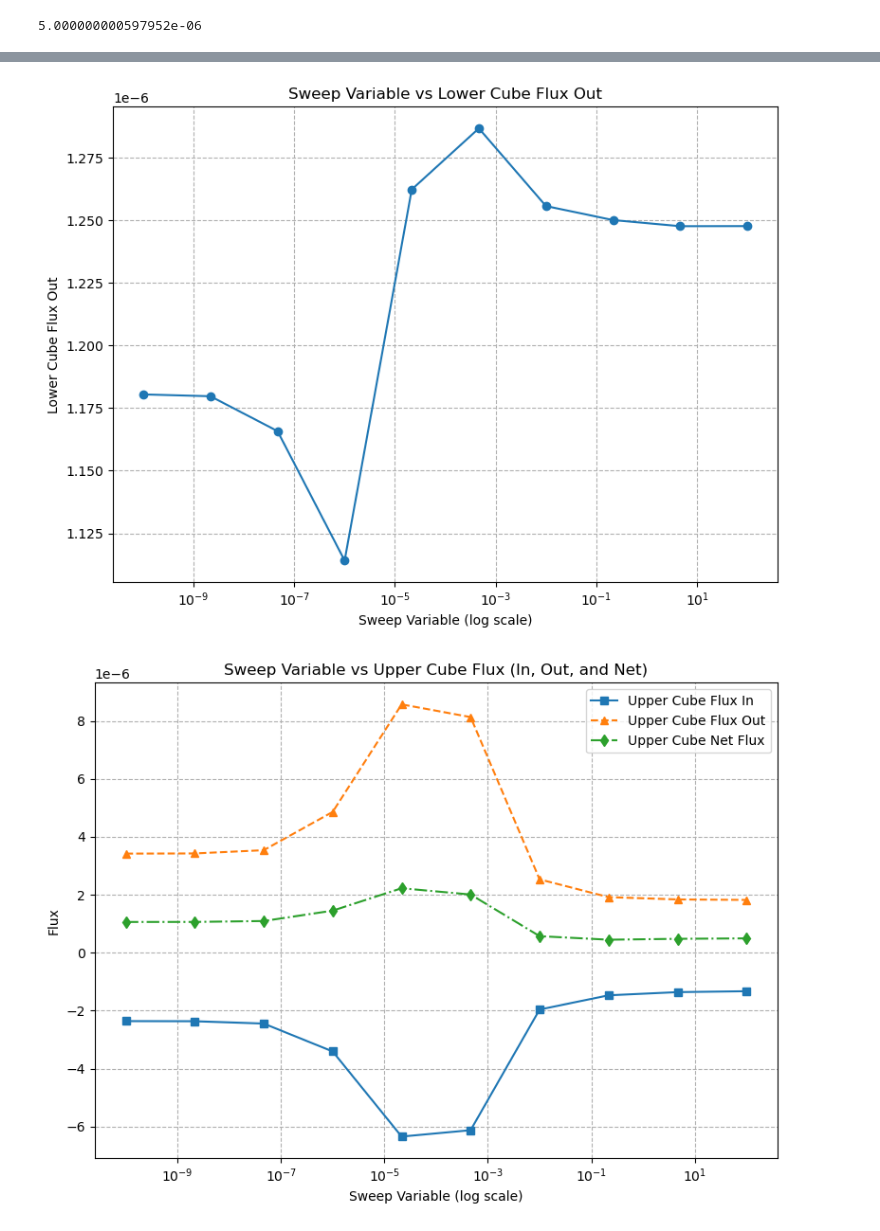
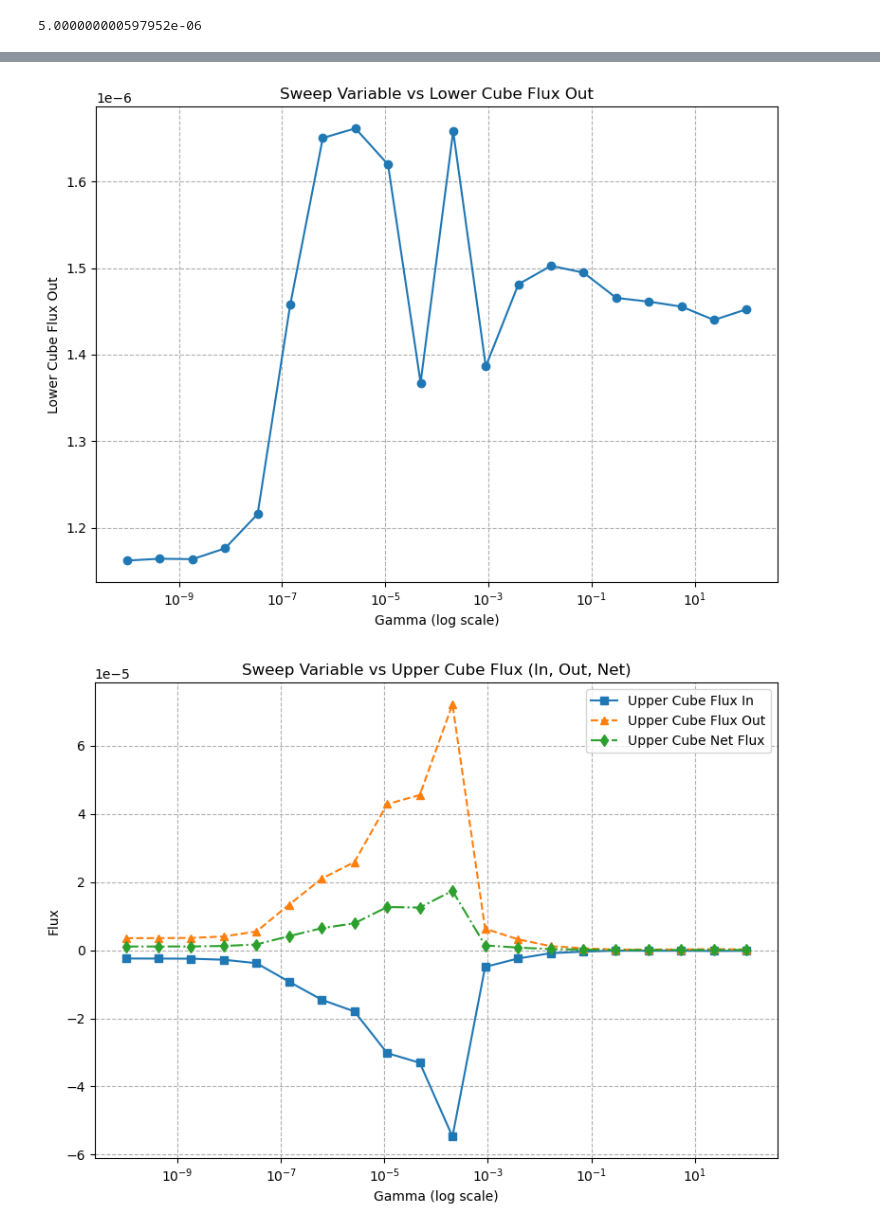
Before and after one commit to isosafrasaurus/multihepatic, a Jupyter notebook: 3d_1d_dckr.ipynb, the cells around one changed output, grey strips where cells are left out. Saved outputs shown, nothing was run; the diff lists cells and outputs as text; code cells hidden in the pictures.

```diff
--- a/3d_1d_dckr.ipynb
+++ b/3d_1d_dckr.ipynb
@@ -311,34 +293,39 @@ Optimization iteration:
 # %%
+import pandas as pd
 import matplotlib.pyplot as plt
 
+data = pd.read_csv("export/gamma_sweeps_20250428_1423.csv")
+
+data = data.set_index('gamma')
+
 def plot_flow_data_semilog(df):
-    variable = df.index.values
+    x = df.index.values
 
-    plt.figure(figsize=(8, 6))
-    plt.semilogx(variable, df['lower_cube_flux_out'], marker='o', linestyle='-')
-    plt.xlabel('Sweep Variable (log scale)')
+    plt.figure(figsize=(8,6))
+    plt.semilogx(x, df['lower_cube_flux_out'], marker='o', linestyle='-')
+    plt.xlabel('Gamma (log scale)')
     plt.ylabel('Lower Cube Flux Out')
     plt.title('Sweep Variable vs Lower Cube Flux Out')
     plt.grid(True, which="both", ls="--")
     plt.tight_layout()
     plt.show()
 
-    plt.figure(figsize=(8, 6))
-    plt.semilogx(variable, df['upper_cube_flux_in'], marker='s', linestyle='-', label='Upper Cube Flux In')
-    plt.semilogx(variable, df['upper_cube_flux_out'], marker='^', linestyle='--', label='Upper Cube Flux Out')
-    plt.semilogx(variable, df['upper_cube_flux'], marker='d', linestyle='-.', label='Upper Cube Net Flux')
-    plt.xlabel('Sweep Variable (log scale)')
+    plt.figure(figsize=(8,6))
+    plt.semilogx(x, df['upper_cube_flux_in'],  marker='s', linestyle='-',  label='Upper Cube Flux In')
+    plt.semilogx(x, df['upper_cube_flux_out'], marker='^', linestyle='--', label='Upper Cube Flux Out')
+    plt.semilogx(x, df['upper_cube_flux'],     marker='d', linestyle='-.', label='Upper Cube Net Flux')
+    plt.xlabel('Gamma (log scale)')
     plt.ylabel('Flux')
-    plt.title('Sweep Variable vs Upper Cube Flux (In, Out, and Net)')
+    plt.title('Sweep Variable vs Upper Cube Flux (In, Out, Net)')
     plt.legend()
     plt.grid(True, which="both", ls="--")
     plt.tight_layout()
     plt.show()
 
 plot_flow_data_semilog(data)
 # %% [output]
-[figure, old version]
+[figure, new version]
-[figure, old version]
+[figure, new version]
 # %%
 cst = pytz.timezone("America/Chicago")
 now = datetime.datetime.now(cst)
```
Also changed, not shown: parts of 1 cell of this notebook, 2 other files.
